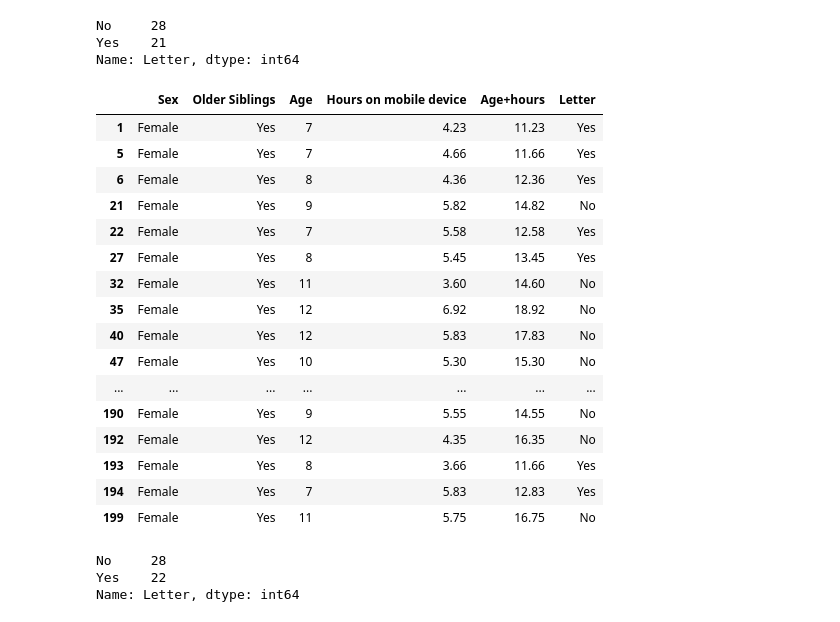
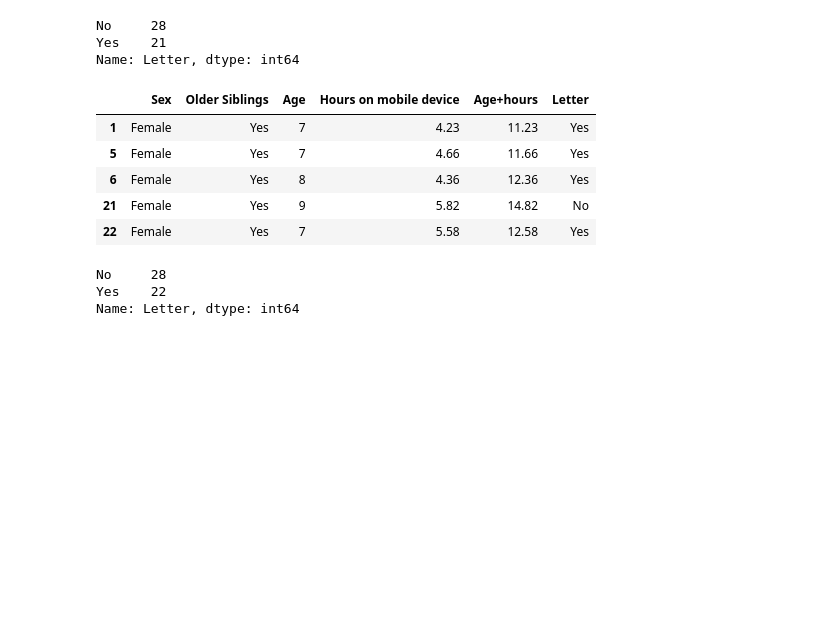
Before and after one commit to JulianConneely/Programming-for-Data-Analysis-Project-Dec18, a Jupyter notebook: Santa Claus.ipynb, the cells around one changed output. Saved outputs shown, nothing was run; the diff lists cells and outputs as text; code cells hidden in the pictures; blank space fills up the shorter version.

```diff
--- a/Santa Claus.ipynb
+++ b/Santa Claus.ipynb
@@ -394,28 +417,17 @@ Name: Letter, dtype: int64
 # %%
 # Female slice with older siblings
 # Slicing the dataframe to show specific rows where two variables equal to a certain value
 # Select from DataFrame using criteria from multiple columns
 # (use `|` instead of `&` to do an OR)
 newdf = df[(df['Sex']=='Female') & (df['Older Siblings']=='Yes')]
-newdf
+newdf.head(5)
 # %% [output]
 |  | Sex | Older Siblings | Age | Hours on mobile device | Age+hours | Letter |
 | 1 | Female | Yes | 7 | 4.23 | 11.23 | Yes |
 | 5 | Female | Yes | 7 | 4.66 | 11.66 | Yes |
 | 6 | Female | Yes | 8 | 4.36 | 12.36 | Yes |
 | 21 | Female | Yes | 9 | 5.82 | 14.82 | No |
 | 22 | Female | Yes | 7 | 5.58 | 12.58 | Yes |
-| 27 | Female | Yes | 8 | 5.45 | 13.45 | Yes |
-| 32 | Female | Yes | 11 | 3.60 | 14.60 | No |
-| 35 | Female | Yes | 12 | 6.92 | 18.92 | No |
-| 40 | Female | Yes | 12 | 5.83 | 17.83 | No |
-| 47 | Female | Yes | 10 | 5.30 | 15.30 | No |
-| ... | ... | ... | ... | ... | ... | ... |
-| 190 | Female | Yes | 9 | 5.55 | 14.55 | No |
-| 192 | Female | Yes | 12 | 4.35 | 16.35 | No |
-| 193 | Female | Yes | 8 | 3.66 | 11.66 | Yes |
-| 194 | Female | Yes | 7 | 5.83 | 12.83 | Yes |
-| 199 | Female | Yes | 11 | 5.75 | 16.75 | No |
 # %%
 # get an actual count of letters written/not written based on Sex and Older Siblings
 # where True = letter written' False = No letter written
```
Also changed, not shown: parts of 18 cells of this notebook.
